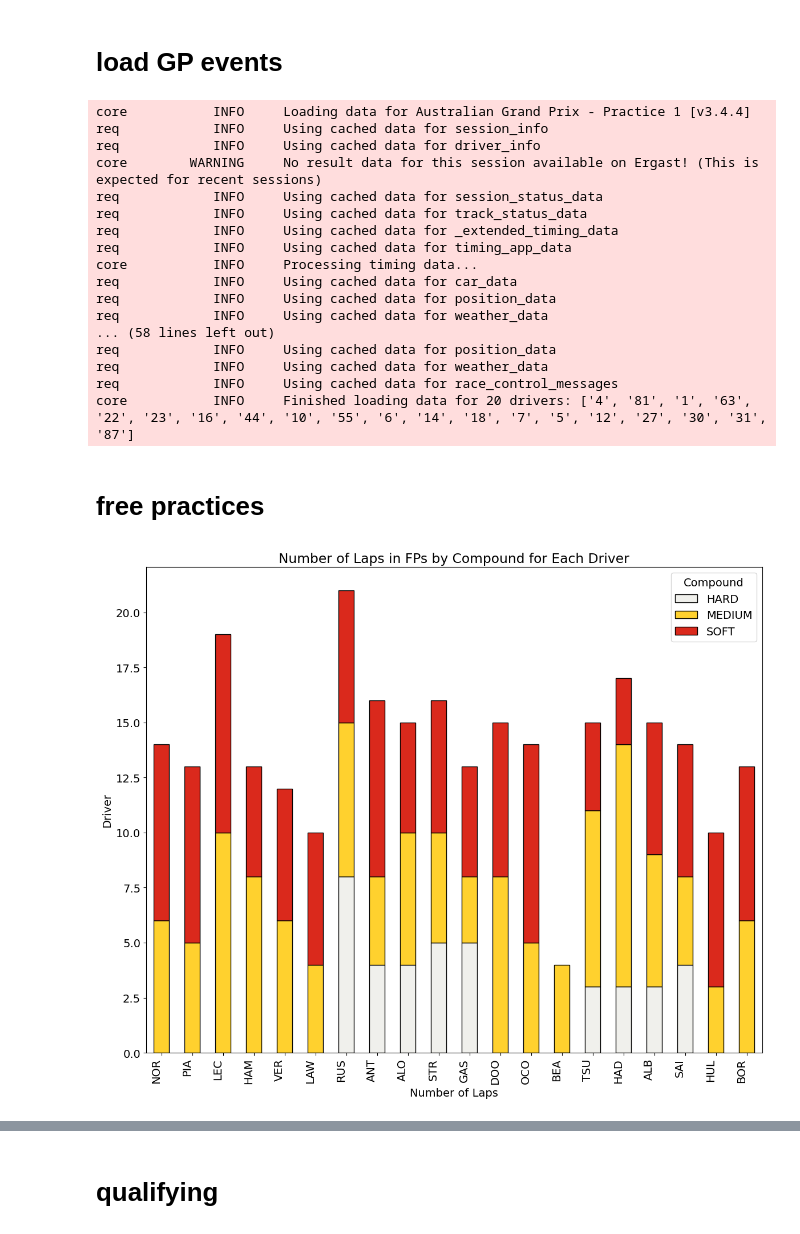
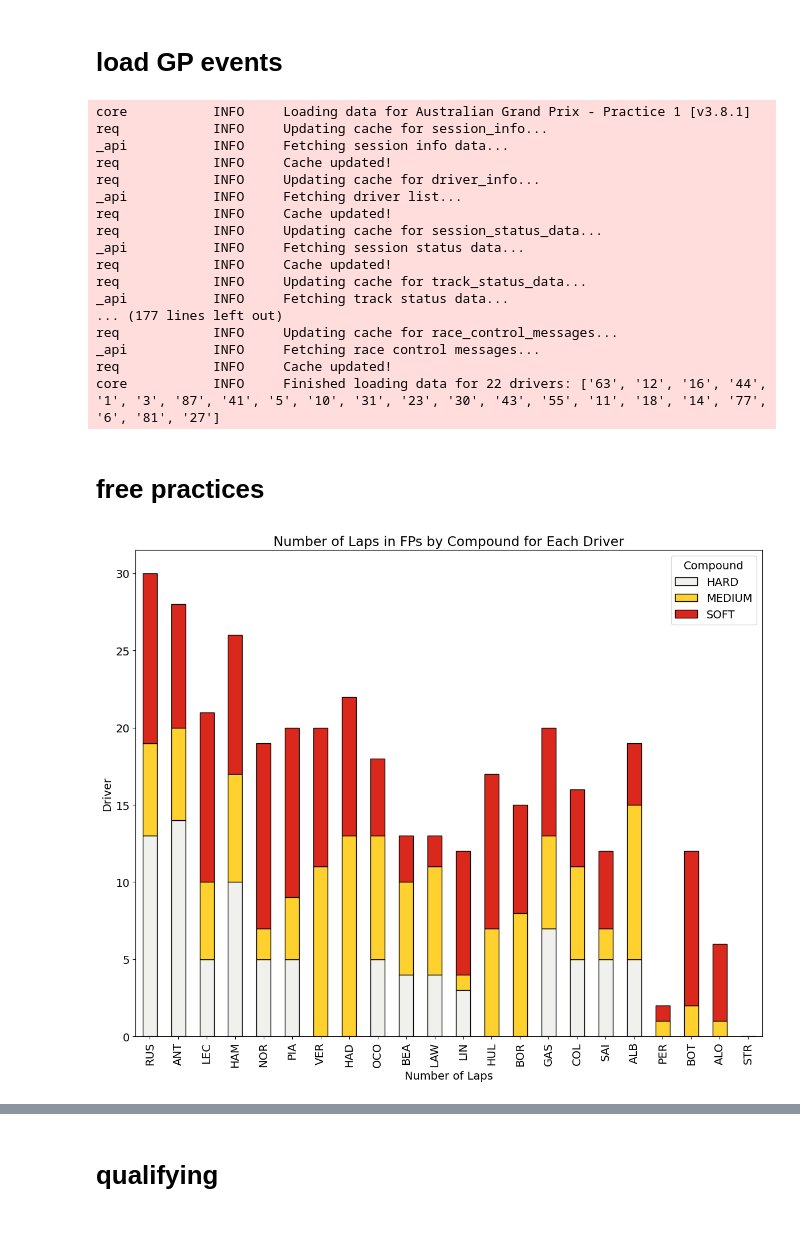
Before and after one commit to diogojoaocosta/f1observatory, a Jupyter notebook: F1 GP.ipynb, the cells around one changed output, grey strips where cells are left out. Drawn from its saved outputs; the diff is of its cells as text; code cells hidden in the pictures.

```diff
--- a/F1 GP.ipynb
+++ b/F1 GP.ipynb
@@ -24,7 +24,7 @@ from fastf1.core import SessionResults
 # %%
 GP = "Australia"
 GP_NAME = "Australian Grand Prix"
-SEASON = 2025
+SEASON = 2026
 ROUND_NUMBER = 1
 # %%
 GRAND_PRIXS = {
@@ -181,69 +176,70 @@ FP2.load()
 FP3 = fastf1.get_session(SEASON, GP, 'FP3')
 FP3.load()
 Q = fastf1.get_session(SEASON, GP, 'Q')
-Q.load()
+Q.load(telemetry=True)
 RACE = fastf1.get_session(SEASON, GP, 'R')
 RACE.load()
 # %% [output]
-core           INFO     Loading data for Australian Grand Prix - Practice 1 [v3.4.4]
-req            INFO     Using cached data for session_info
-req            INFO     Using cached data for driver_info
-core        WARNING     No result data for this session available on Ergast! (This is expected for recent sessions)
-req            INFO     Using cached data for session_status_data
-req            INFO     Using cached data for track_status_data
-req            INFO     Using cached data for _extended_timing_data
-req            INFO     Using cached data for timing_app_data
-core           INFO     Processing timing data...
-req            INFO     Using cached data for car_data
-req            INFO     Using cached data for position_data
-req            INFO     Using cached data for weather_data
-... (58 lines left out)
-req            INFO     Using cached data for position_data
-req            INFO     Using cached data for weather_data
-req            INFO     Using cached data for race_control_messages
-core           INFO     Finished loading data for 20 drivers: ['4', '81', '1', '63', '22', '23', '16', '44', '10', '55', '6', '14', '18', '7', '5', '12', '27', '30', '31', '87']
+core           INFO     Loading data for Australian Grand Prix - Practice 1 [v3.8.1]
+req            INFO     Updating cache for session_info...
+_api           INFO     Fetching session info data...
+req            INFO     Cache updated!
+req            INFO     Updating cache for driver_info...
+_api           INFO     Fetching driver list...
+req            INFO     Cache updated!
+req            INFO     Updating cache for session_status_data...
+_api           INFO     Fetching session status data...
+req            INFO     Cache updated!
+req            INFO     Updating cache for track_status_data...
+_api           INFO     Fetching track status data...
+... (177 lines left out)
+req            INFO     Updating cache for race_control_messages...
+_api           INFO     Fetching race control messages...
+req            INFO     Cache updated!
+core           INFO     Finished loading data for 22 drivers: ['63', '12', '16', '44', '1', '3', '87', '41', '5', '10', '31', '23', '30', '43', '55', '11', '18', '14', '77', '6', '81', '27']
 # %% [markdown]
 # free practices
 # %%
 FP1_LAPS = FP1.laps.pick_quicklaps()
 FP2_LAPS = FP2.laps.pick_quicklaps()
 FP3_LAPS = FP3.laps.pick_quicklaps()
 
 FP_LAPS = sqldf(
     """
-SELECT *
-FROM FP1_LAPS
-UNION ALL
-SELECT *
-FROM FP2_LAPS
-UNION ALL
-SELECT *
-FROM FP3_LAPS
-"""
+    SELECT 1 AS 'FP', *
+    FROM FP1_LAPS
+    UNION ALL
+    SELECT 2 AS 'FP', *
+    FROM FP2_LAPS
+    UNION ALL
+    SELECT 3 AS 'FP', *
+    FROM FP3_LAPS
+    """
 )
+FP_LAPS = sqldf("SELECT *, RANK () OVER (PARTITION BY Driver ORDER BY FP, LapNumber) AS RNK FROM FP_LAPS")
 
-LAPS_BY_DRIVER = sqldf("SELECT Driver, Compound, COUNT(DISTINCT LapNumber) AS nrLaps FROM FP_LAPS GROUP BY Driver, Compound ORDER BY Driver, Compound")
+LAPS_BY_DRIVER = sqldf("SELECT Driver, Compound, COUNT(DISTINCT LapNumber) AS nrLaps FROM FP_LAPS GROUP BY Driver, Compound")
 
 DF_PIVOT = LAPS_BY_DRIVER.pivot_table(index='Driver', columns='Compound', values='nrLaps', aggfunc='sum', fill_value=0)
-DRIVER_ORDER = ['NOR','PIA','LEC','HAM','VER','LAW','RUS','ANT','ALO','STR','GAS','DOO','OCO','BEA','TSU','HAD','ALB','SAI','HUL','BOR']
+DRIVER_ORDER = ['RUS', 'ANT', 'LEC', 'HAM', 'NOR', 'PIA', 'VER', 'HAD', 'OCO', 'BEA', 'LAW', 'LIN', 'HUL', 'BOR', 'GAS', 'COL', 'SAI', 'ALB', 'PER', 'BOT', 'ALO', 'STR']
 DF_PIVOT = DF_PIVOT.reindex(DRIVER_ORDER)
 COLORS = [COMPOUND_COLORS.get(compound, '#333333') for compound in DF_PIVOT.columns]
 
 plt.style.use('default')
 plt.rcParams.update({'font.size': 14})
 fig, ax = plt.subplots(figsize=(12, 10))
 DF_PIVOT.plot(kind='bar', stacked=True, color=COLORS, edgecolor='black', ax=ax)
 
 from matplotlib.ticker import MaxNLocator
 ax.xaxis.set_major_locator(MaxNLocator(integer=True))
 ax.set_xlabel("Number of Laps")
 ax.set_ylabel("Driver")
 ax.set_title("Number of Laps in FPs by Compound for Each Driver")
 ax.legend(title="Compound")
 ax.set_xticks(range(len(DRIVER_ORDER)))
-ax.set_xticklabels(DRIVER_ORDER, rotation=90, ha="right")
+ax.set_xticklabels(DRIVER_ORDER, rotation=90)
 
 plt.tight_layout()
 plt.show()
 # %% [output]
-[figure, old version]
+[figure, new version]
```
Also changed, not shown: parts of 24 cells of this notebook, 18 other files.
